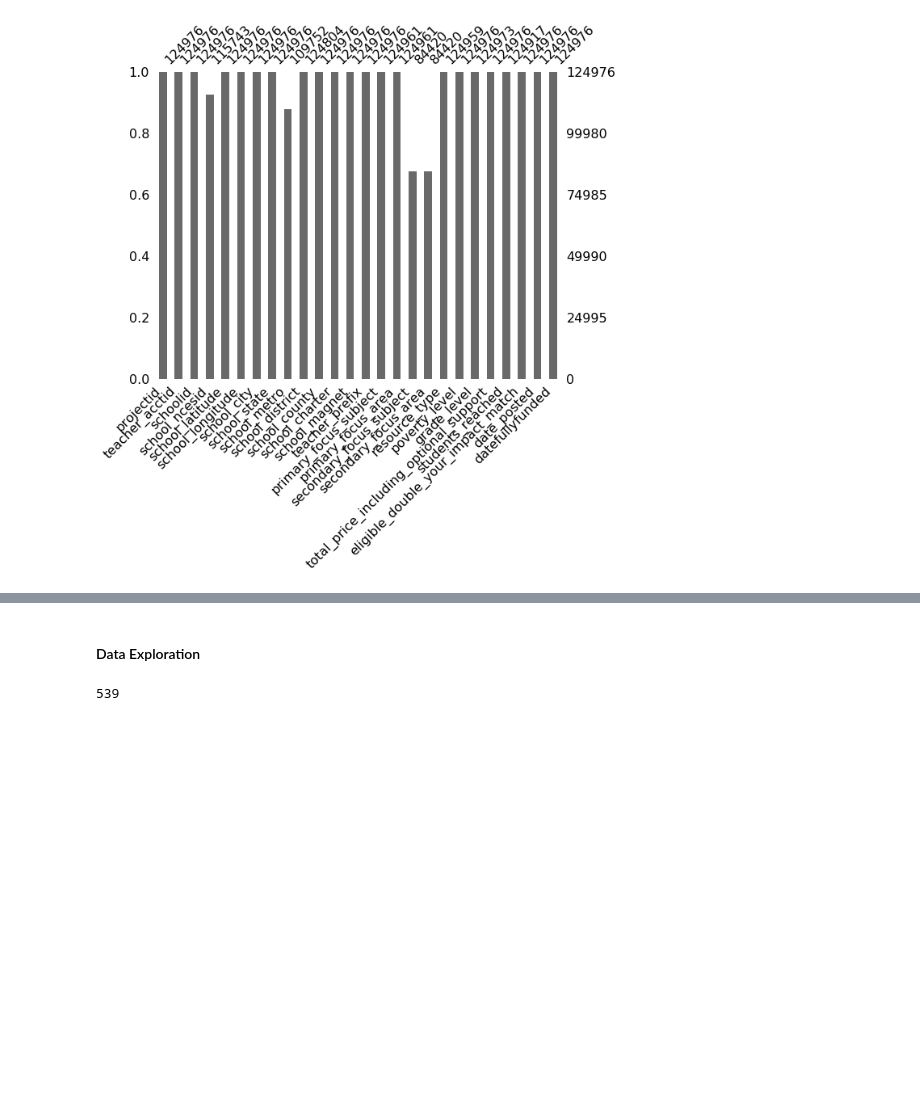
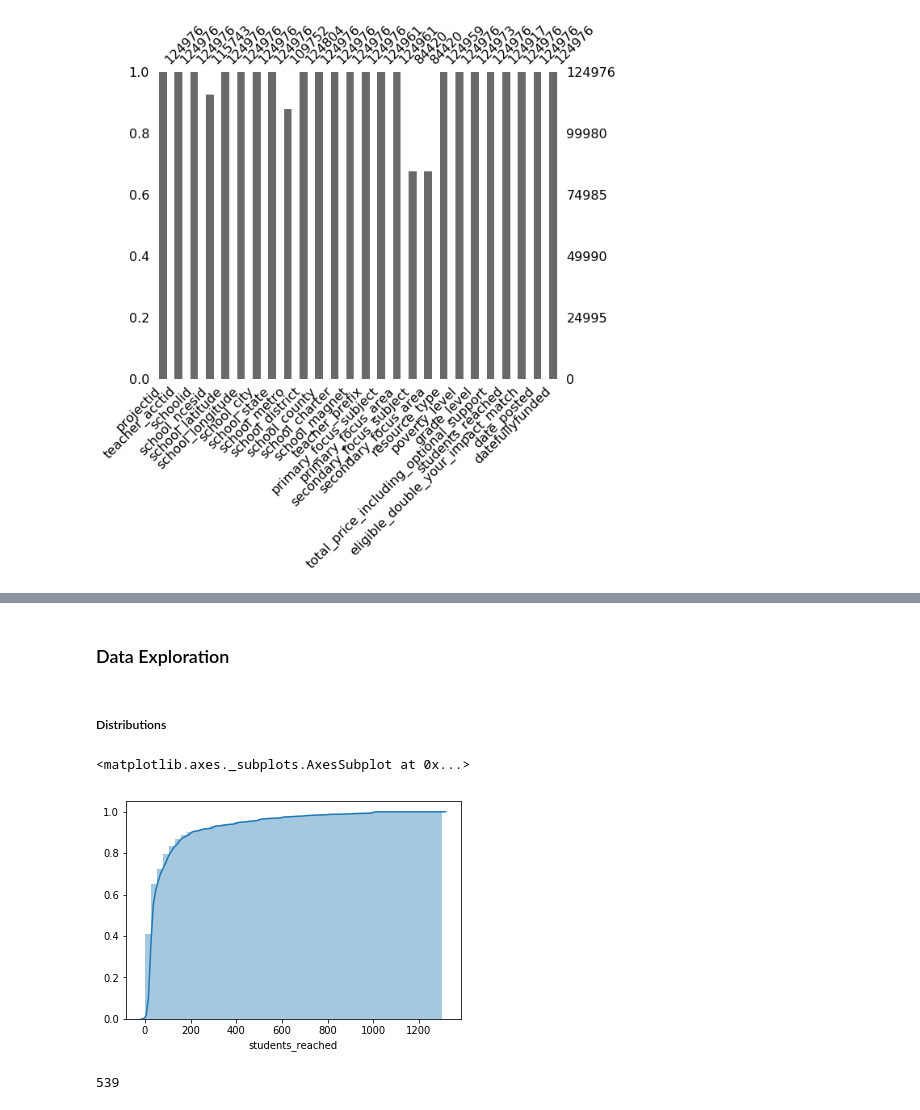
Before and after one commit to jamjensen/ml-pub-policy, a Jupyter notebook: hw3/data/hw3-writeup.ipynb, the cells around one changed output, grey strips where cells are left out. Drawn from its saved outputs; the diff is of its cells as text; code cells hidden in the pictures; blank space fills up the shorter version.

```diff
--- a/hw3/data/hw3-writeup.ipynb
+++ b/hw3/data/hw3-writeup.ipynb
@@ -24,7 +26,7 @@ df['year_posted'], df['month_posted'] = df['date_posted'].dt.year, df['date_post
 # %%
 ### Make Target Column
 df['diff'] = (df['datefullyfunded'] - df['date_posted']).dt.days
-df['outcome'] = np.where(df['diff']<= 60, 1, 0)
+df['outcome'] = np.where(df['diff']< 60, 1, 0)
 # %%
 ### Convert T/F to binary 0/1
 true_false = ['school_magnet', 'school_charter', 'eligible_double_your_impact_match']
@@ -72,0 +84,2 @@ df.shape
+# %%
+df['total_price_including_optional_support'] = pd.cut(df['total_price_including_optional_support'], [0, 250, 500, 750,70000], labels=['low','med','high','extreme'])
@@ -73,5 +98,16 @@ df.shape
+# %%
+df['students_reached'] = pd.cut(df['students_reached'], [0, 20, 30, 90, 1500], labels=['low','med','high','extreme'])
 # %% [markdown]
-#### Data Exploration
+### Data Exploration
+# %% [markdown]
+##### Distributions
+# %%
+sns.distplot(df['students_reached'],
+             hist_kws=dict(cumulative=True),
+             kde_kws=dict(cumulative=True))
+# %% [output]
+<matplotlib.axes._subplots.AxesSubplot at 0x...>
+[figure, added]
 # %%
 # Number of teachers with 10+ projects
 len(df.groupby('teacher_acctid').filter(lambda x: len(x) > 10).groupby('teacher_acctid').size())
```
Also changed, not shown: parts of 39 cells of this notebook, 2 other files.
